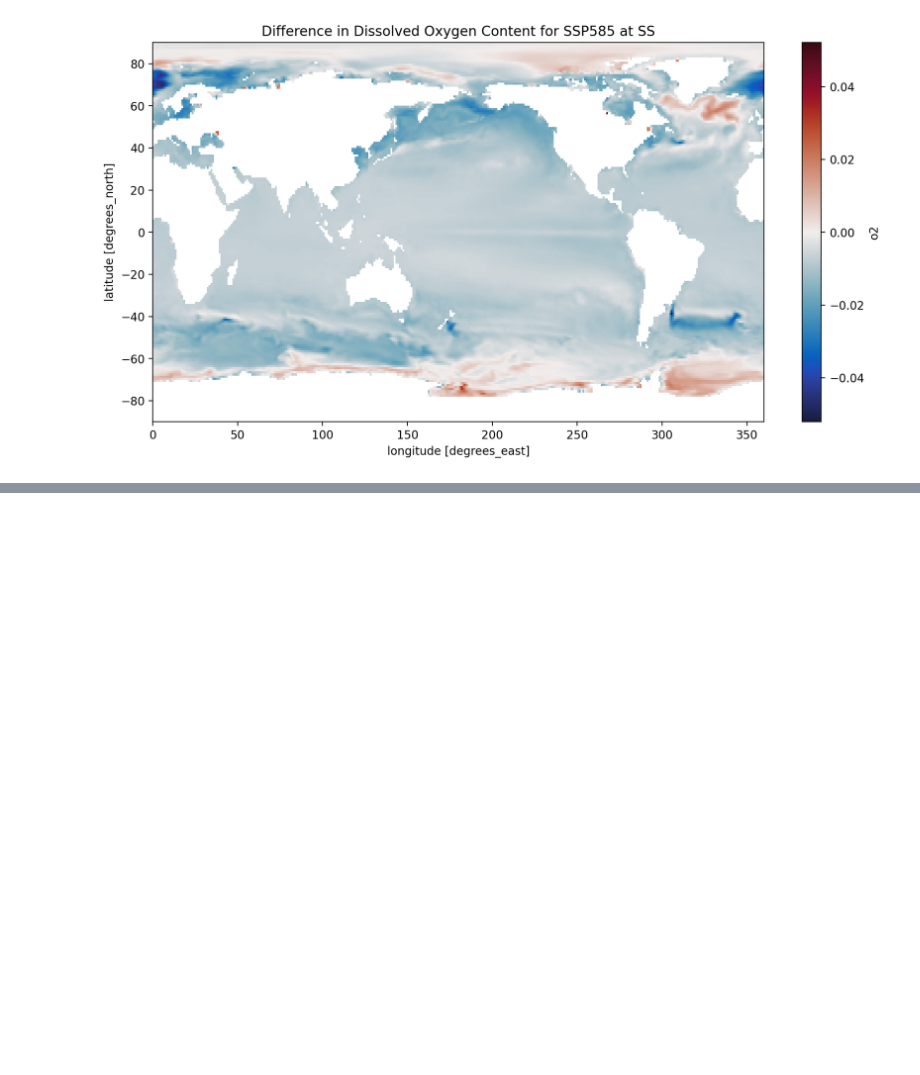
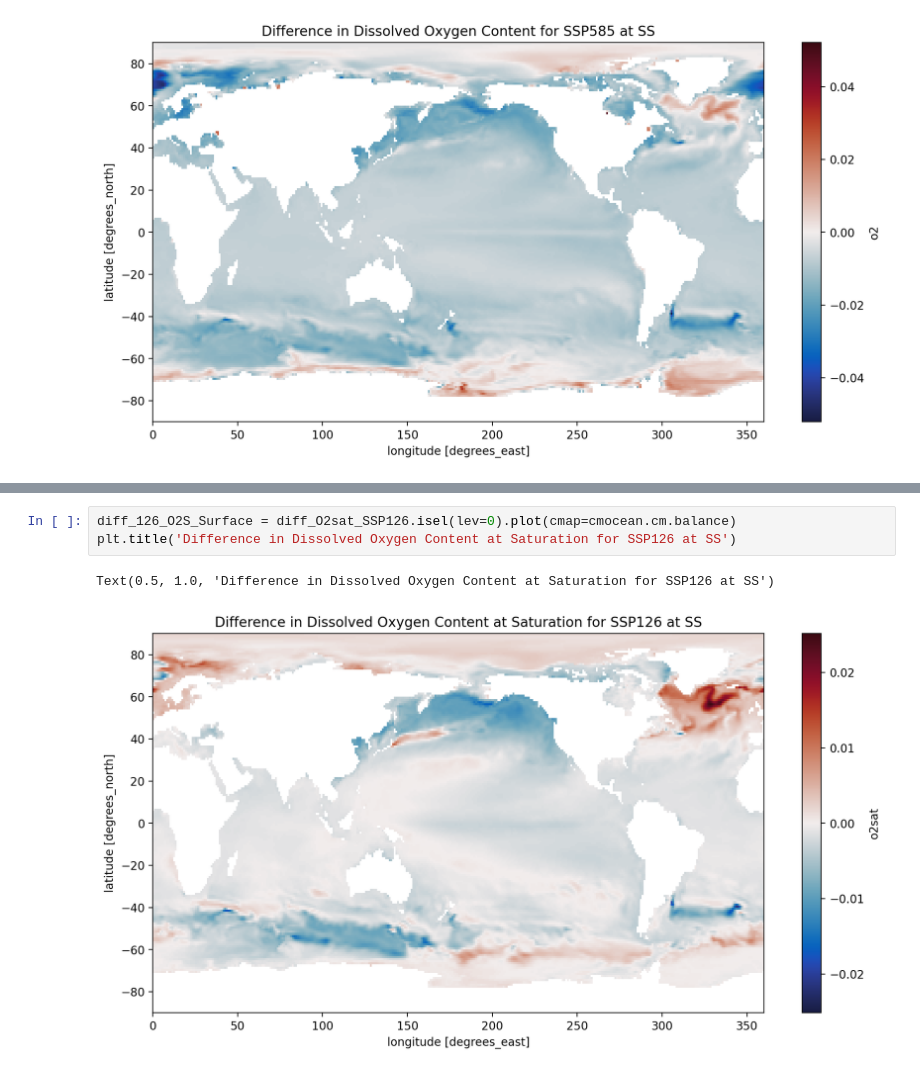
Before and after one commit to EES-3506-5506/Group4_Coomans, a Jupyter notebook: notebooks/File_practice.ipynb, the cells around one changed output, grey strips where cells are left out. Saved outputs shown, nothing was run; the diff lists cells and outputs as text; blank space fills up the shorter version.

```diff
--- a/notebooks/File_practice.ipynb
+++ b/notebooks/File_practice.ipynb
@@ -187,0 +220,6 @@ Text(0.5, 1.0, 'Zonal Average of Dissolved Oxygen Content for SSP585')
+# %%
+diff_126_O2S_Surface = diff_O2sat_SSP126.isel(lev=0).plot(cmap=cmocean.cm.balance)
+plt.title('Difference in Dissolved Oxygen Content at Saturation for SSP126 at SS')
+# %% [output]
+Text(0.5, 1.0, 'Difference in Dissolved Oxygen Content at Saturation for SSP126 at SS')
+[figure, added]
```
Also changed, not shown: parts of 16 cells of this notebook, 1 other file.
